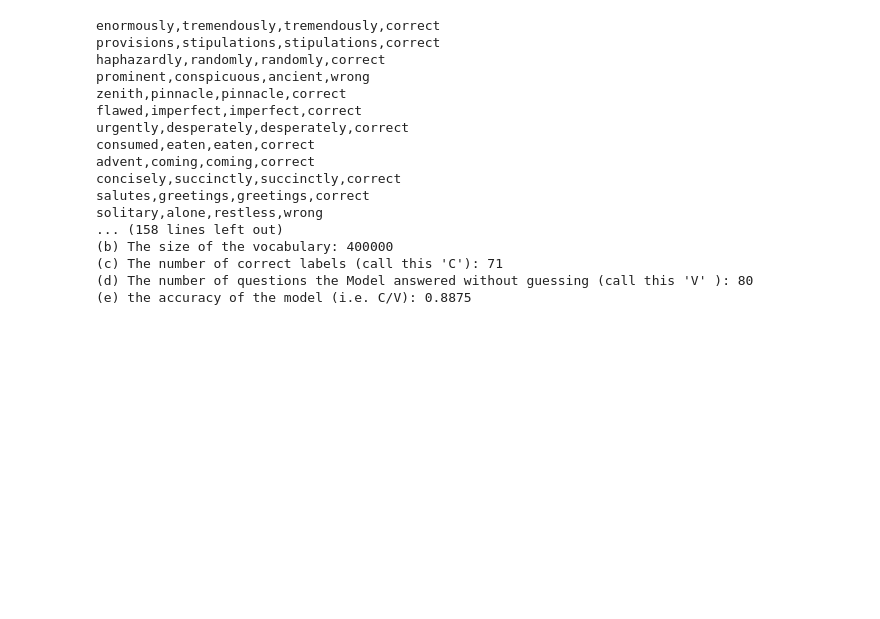
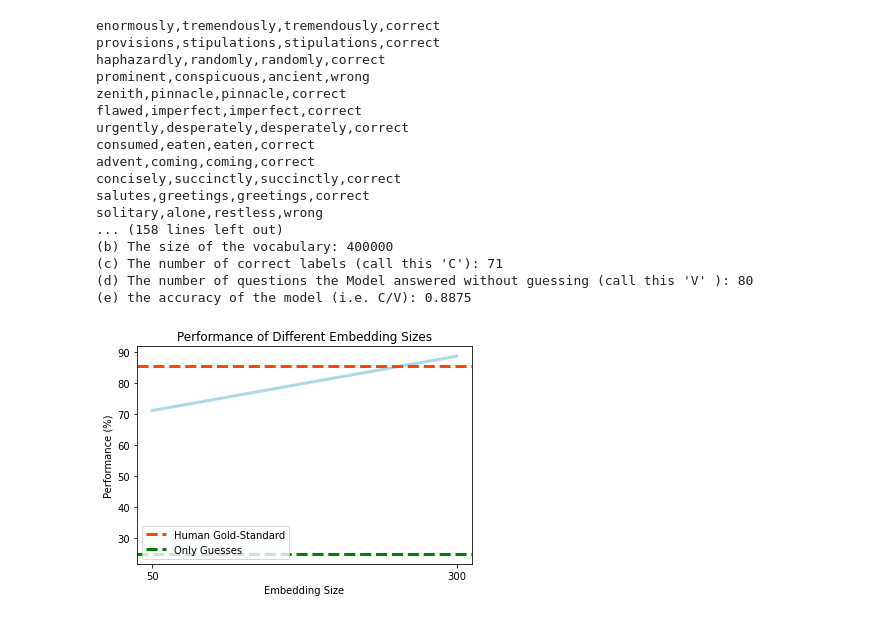
Before and after one commit to comp472-bots/mini-project-3, a Jupyter notebook: mini-project-3.ipynb, the cells around one changed output. Cells and saved outputs as stored; diff of their text form; code cells hidden in the pictures; blank space fills up the shorter version.

```diff
--- a/mini-project-3.ipynb
+++ b/mini-project-3.ipynb
@@ -281,6 +286,8 @@ model_word2vec_glove_wiki_300 = api.load("glove-wiki-gigaword-300")
 # %%
 performance_wiki_50 = compute_synonyms(model_word2vec_glove_wiki_50, "glove-wiki-gigaword-50")
 performance_wiki_300 = compute_synonyms(model_word2vec_glove_wiki_300, "glove-wiki-gigaword-300")
+
+performances_embedding_list = [performance_wiki_50, performance_wiki_300]
 # %% [output]
 enormously,tremendously,tremendously,correct
 provisions,stipulations,stipulations,correct
@@ -299,3 +306,20 @@ solitary,alone,restless,wrong
 (c) The number of correct labels (call this 'C'): 71
 (d) The number of questions the Model answered without guessing (call this 'V' ): 80
 (e) the accuracy of the model (i.e. C/V): 0.8875
+# %%
+# Let's compare the results of models from same corpora but with different embedding size
+
+embedding_size_list = ['50', '300']
+
+# Creating the line chart
+plt.plot(embedding_size_list, performances_embedding_list, color = 'lightblue', linewidth = 3)
+
+plt.xlabel("Embedding Size")
+plt.ylabel("Performance (%)")
+plt.title("Performance of Different Embedding Sizes")
+plt.axhline(human_standard_perforance, label = 'Human Gold-Standard', color = 'orangered', lw = 3, ls = '--')
+plt.axhline(guess_performance, label = 'Only Guesses', color = 'green', lw = 3, ls = '--')
+plt.legend(loc = 'lower left')
+plt.show()
+# %% [output]
+[figure, added]
```
Also changed, not shown: parts of 2 cells of this notebook, 2 other files.
